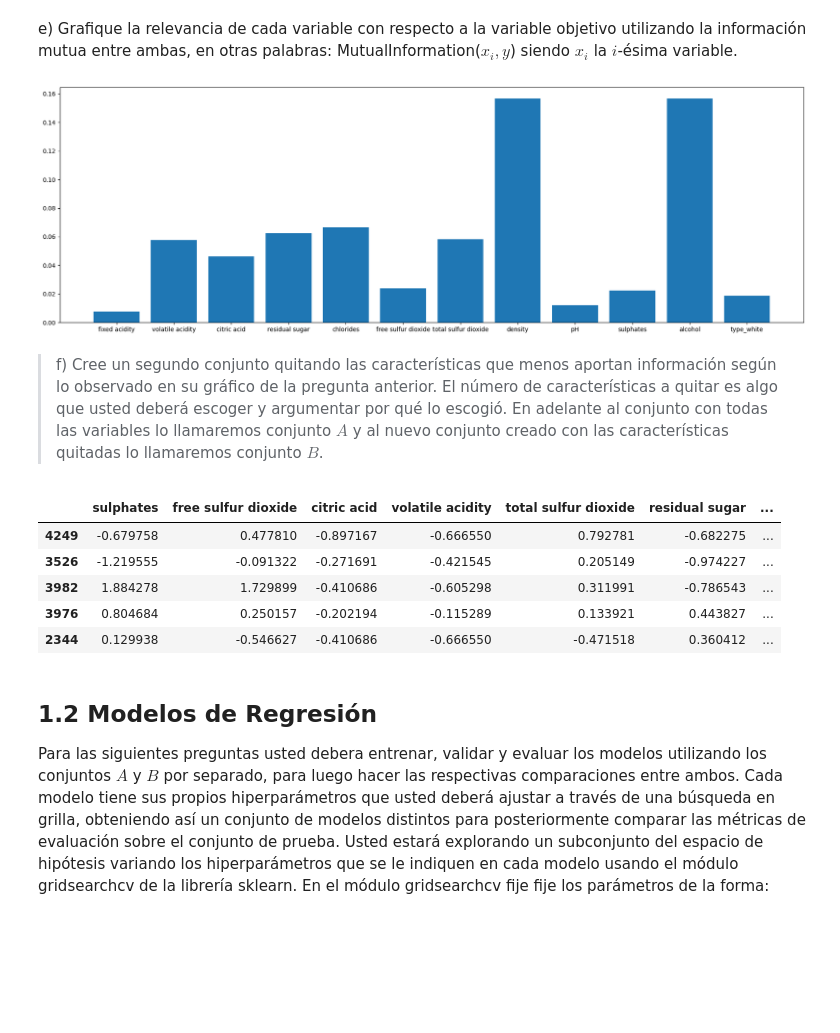
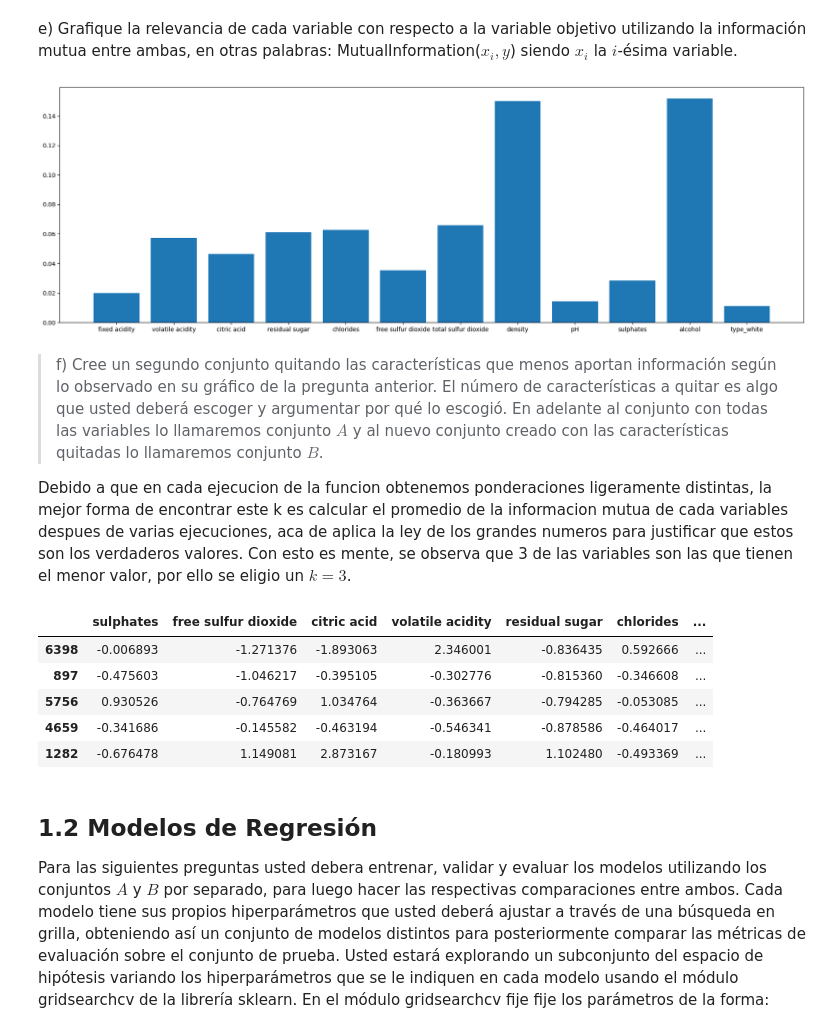
Before and after one commit to javinoram/tareas_aprendizaje_maquina, a Jupyter notebook: tarea-2/Enunciado_Tarea_2.ipynb, the cells around one changed output. Cells and saved outputs as stored; diff of their text form; code cells hidden in the pictures; blank space fills up the shorter version.

Commit message:
grandes numeros en pregunta 1

```diff
--- a/tarea-2/Enunciado_Tarea_2.ipynb
+++ b/tarea-2/Enunciado_Tarea_2.ipynb
@@ -343,18 +343,23 @@ e) Grafique la relevancia de cada variable con respecto a la variable objetivo u
 # %%
 """
 Su código aquí
 """
 mi = mutual_info_classif(X_train, y_train)
+for i in range(250):
+    mi += mutual_info_classif(X_train, y_train)
 labels = X_train.columns
 
 fig, ax = plt.subplots(1, 1, figsize=(18,6),)
-ax.bar(labels, mi)
+ax.bar(labels, mi/250.0)
 fig.tight_layout()
 plt.show()
 # %% [output]
-[figure, old version]
+[figure, new version]
 # %% [markdown]
 > f) Cree un segundo conjunto quitando las características que menos aportan información según lo observado en su gráfico de la pregunta anterior. El número de características a quitar es algo que usted deberá escoger y argumentar por qué lo escogió. En adelante al conjunto con todas las variables lo llamaremos conjunto $\textit{A}$ y al nuevo conjunto creado con las características quitadas lo llamaremos conjunto $\textit{B}$.
+
+
+Debido a que en cada ejecucion de la funcion obtenemos ponderaciones ligeramente distintas, la mejor forma de encontrar este k es calcular el promedio de la informacion mutua de cada variables despues de varias ejecuciones, aca de aplica la ley de los grandes numeros para justificar que estos son los verdaderos valores. Con esto es mente, se observa que 3 de las variables son las que tienen el menor valor, por ello se eligio un $k=3$.
 # %%
 A = (X_train, y_train, X_test, y_test)
 #A = (X_train_b, y_train_b, X_test_b, y_test_b)
@@ -374,12 +379,12 @@ B = (X_train_b, y_train, X_test_b, y_test)
 # %%
 B[0].head()
 # %% [output]
-|  | sulphates | free sulfur dioxide | citric acid | volatile acidity | total sulfur dioxide | residual sugar | ... |
-| 4249 | -0.679758 | 0.477810 | -0.897167 | -0.666550 | 0.792781 | -0.682275 | ... |
-| 3526 | -1.219555 | -0.091322 | -0.271691 | -0.421545 | 0.205149 | -0.974227 | ... |
-| 3982 | 1.884278 | 1.729899 | -0.410686 | -0.605298 | 0.311991 | -0.786543 | ... |
-| 3976 | 0.804684 | 0.250157 | -0.202194 | -0.115289 | 0.133921 | 0.443827 | ... |
-| 2344 | 0.129938 | -0.546627 | -0.410686 | -0.666550 | -0.471518 | 0.360412 | ... |
+|  | sulphates | free sulfur dioxide | citric acid | volatile acidity | residual sugar | chlorides | ... |
+| 6398 | -0.006893 | -1.271376 | -1.893063 | 2.346001 | -0.836435 | 0.592666 | ... |
+| 897 | -0.475603 | -1.046217 | -0.395105 | -0.302776 | -0.815360 | -0.346608 | ... |
+| 5756 | 0.930526 | -0.764769 | 1.034764 | -0.363667 | -0.794285 | -0.053085 | ... |
+| 4659 | -0.341686 | -0.145582 | -0.463194 | -0.546341 | -0.878586 | -0.464017 | ... |
+| 1282 | -0.676478 | 1.149081 | 2.873167 | -0.180993 | 1.102480 | -0.493369 | ... |
 # %% [markdown]
 ## 1.2 Modelos de Regresión
 
```
Also changed, not shown: parts of 2 cells of this notebook.
